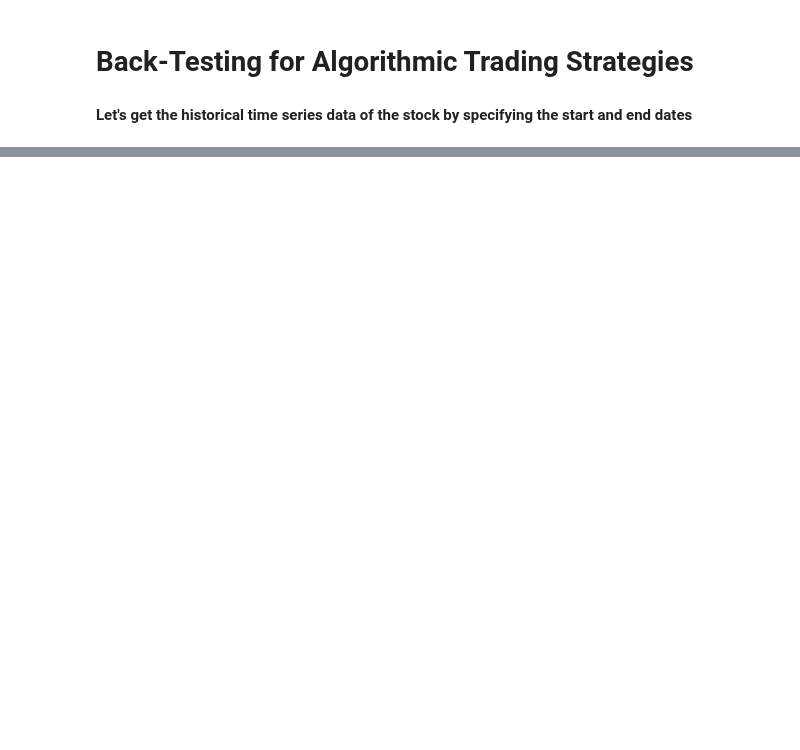
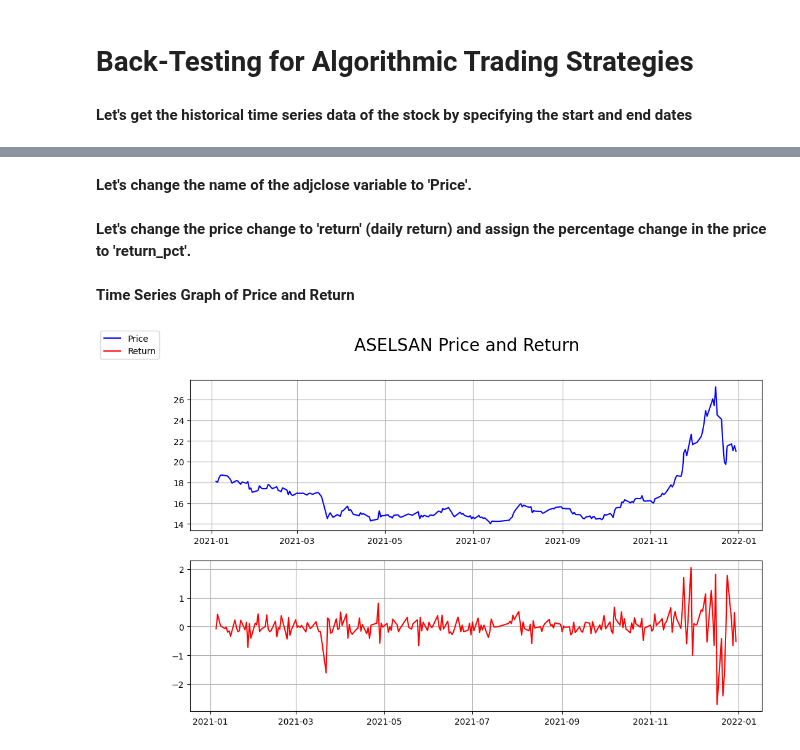
Before and after one commit to batuhanmtl/Time-Series-Analysis, a Jupyter notebook: Multivariate Regression/StockPricePrediction.ipynb, the cells around one changed output, grey strips where cells are left out. Saved outputs shown, nothing was run; the diff lists cells and outputs as text; code cells hidden in the pictures; blank space fills up the shorter version.

Commit message:
Stock Price Prediction

```diff
--- a/Multivariate Regression/StockPricePrediction.ipynb
+++ b/Multivariate Regression/StockPricePrediction.ipynb
@@ -29,3 +29,25 @@ df.drop('date', axis=1, inplace=True)
 # %%
 df.index = pd.to_datetime(df['formatted_date'])
 df.drop('formatted_date', axis=1, inplace=True)
+# %% [markdown]
+<b>Let's change the name of the adjclose variable to 'Price'.<b>
+# %%
+df.rename(columns={'adjclose': 'price'}, inplace=True)
+# %% [markdown]
+<b>Let's change the price change to 'return' (daily return) and assign the percentage change in the price to 'return_pct'.
+# %%
+df["return"] = df["price"].diff()
+df["return_pct"] = df["price"].pct_change()
+# %% [markdown]
+<b>Time Series Graph of Price and Return
+# %%
+f, axarr = plt.subplots(2,sharex=False,figsize=(12,7))
+f.suptitle('ASELSAN Price and Return', fontsize=20)
+axarr[0].plot(df['price'], color='blue')
+axarr[0].grid(True)
+axarr[1].plot(df['return'], color='red')
+axarr[1].grid(True)
+f.legend(['Price', 'Return'], loc='upper left')
+plt.show()
+# %% [output]
+[figure, added]
```
Also changed, not shown: parts of 1 cell of this notebook.
